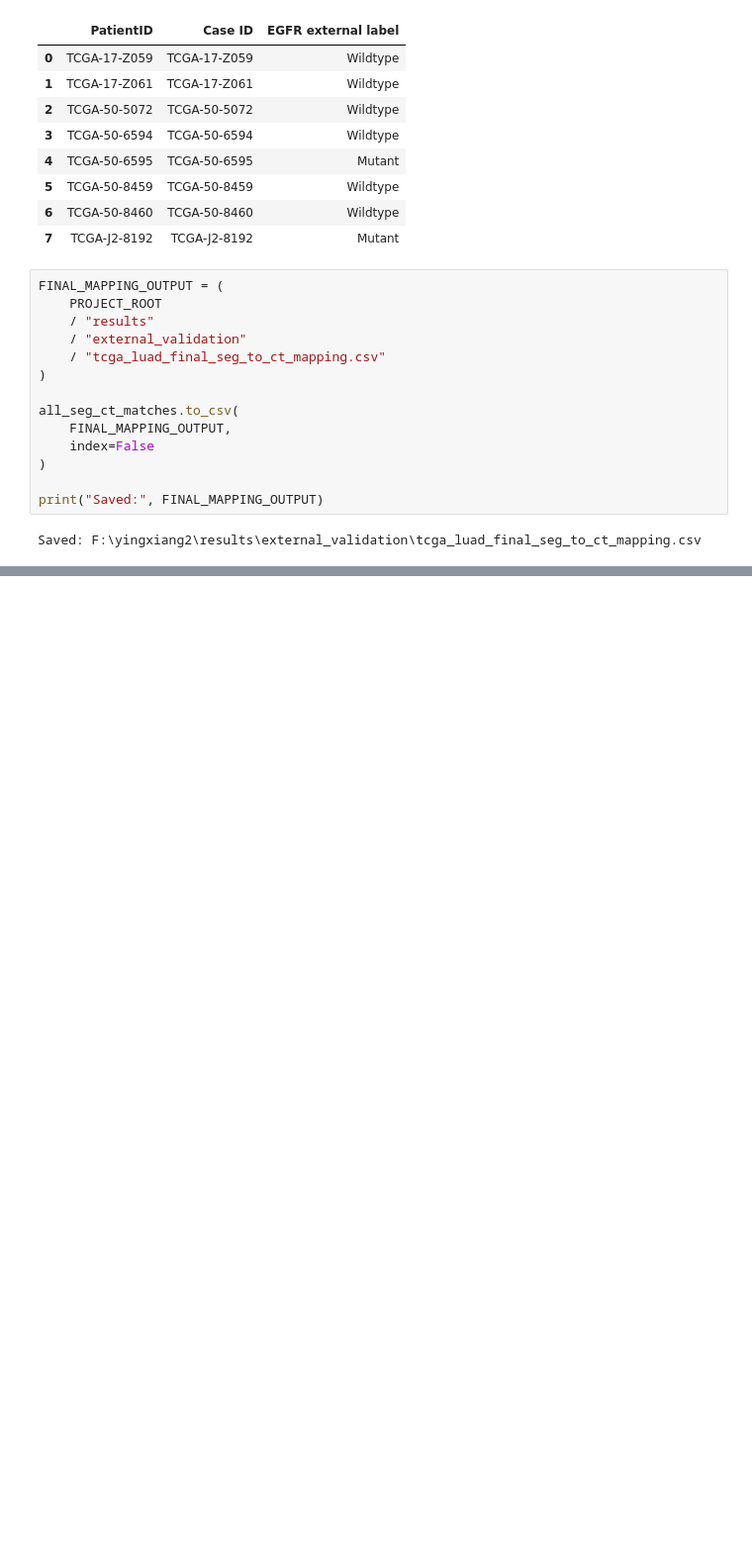
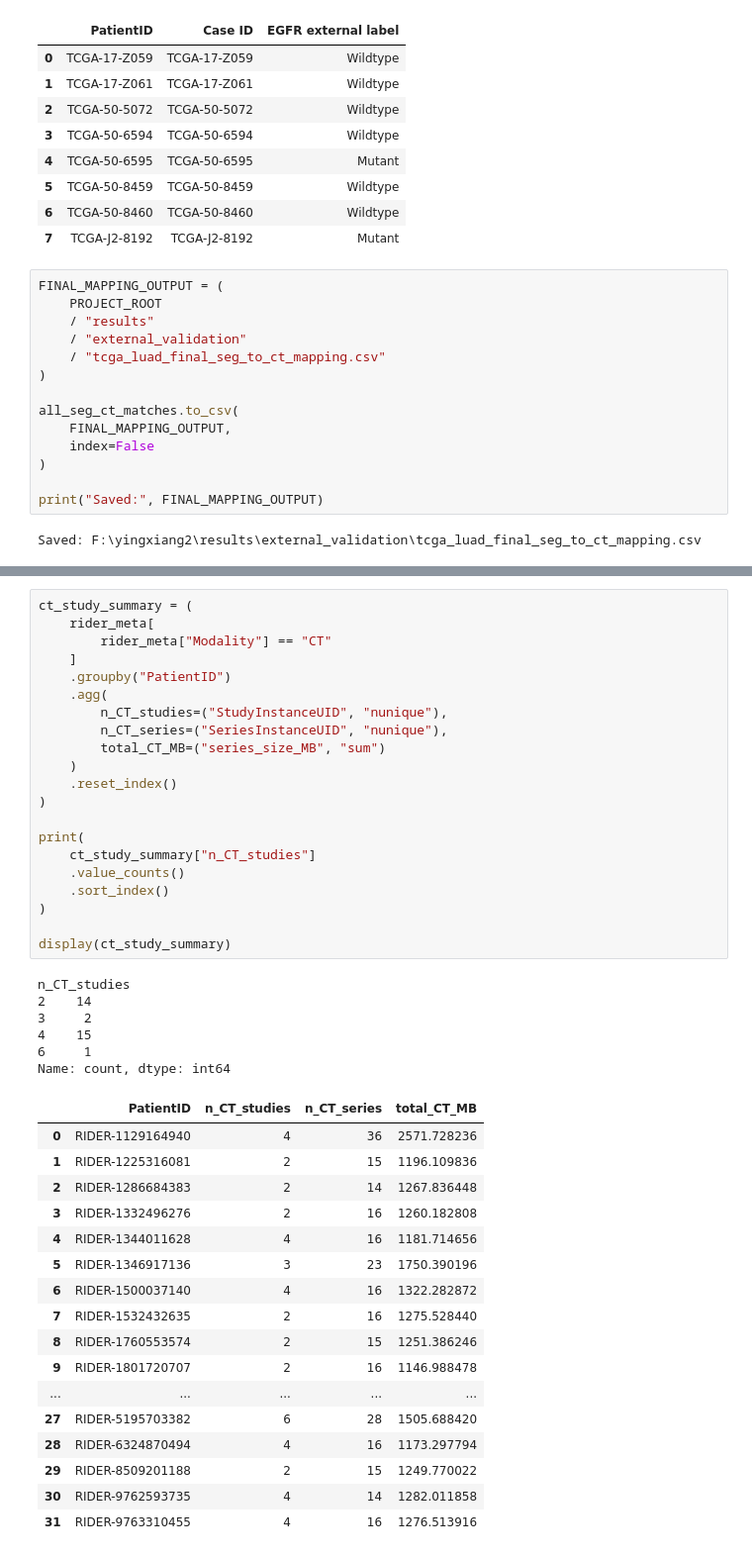
Before and after one commit to gmail2580369-del/lung2-egfr-radiomics, a Jupyter notebook: notebooks/03_modeling_nested_cv.ipynb, the cells around one changed output, grey strips where cells are left out. Shown at 99% size. Saved outputs shown, nothing was run; the diff lists cells and outputs as text; blank space fills up the shorter version.

```diff
--- a/notebooks/03_modeling_nested_cv.ipynb
+++ b/notebooks/03_modeling_nested_cv.ipynb
@@ -6640,0 +6745,45 @@ Saved: F:\yingxiang2\results\external_validation\tcga_luad_final_seg_to_ct_mappi
+# %%
+ct_study_summary = (
+    rider_meta[
+        rider_meta["Modality"] == "CT"
+    ]
+    .groupby("PatientID")
+    .agg(
+        n_CT_studies=("StudyInstanceUID", "nunique"),
+        n_CT_series=("SeriesInstanceUID", "nunique"),
+        total_CT_MB=("series_size_MB", "sum")
+    )
+    .reset_index()
+)
+
+print(
+    ct_study_summary["n_CT_studies"]
+    .value_counts()
+    .sort_index()
+)
+
+display(ct_study_summary)
+# %% [output]
+n_CT_studies
+2    14
+3     2
+4    15
+6     1
+Name: count, dtype: int64
+|  | PatientID | n_CT_studies | n_CT_series | total_CT_MB |
+| 0 | RIDER-1129164940 | 4 | 36 | 2571.728236 |
+| 1 | RIDER-1225316081 | 2 | 15 | 1196.109836 |
+| 2 | RIDER-1286684383 | 2 | 14 | 1267.836448 |
+| 3 | RIDER-1332496276 | 2 | 16 | 1260.182808 |
+| 4 | RIDER-1344011628 | 4 | 16 | 1181.714656 |
+| 5 | RIDER-1346917136 | 3 | 23 | 1750.390196 |
+| 6 | RIDER-1500037140 | 4 | 16 | 1322.282872 |
+| 7 | RIDER-1532432635 | 2 | 16 | 1275.528440 |
+| 8 | RIDER-1760553574 | 2 | 15 | 1251.386246 |
+| 9 | RIDER-1801720707 | 2 | 16 | 1146.988478 |
+| ... | ... | ... | ... | ... |
+| 27 | RIDER-5195703382 | 6 | 28 | 1505.688420 |
+| 28 | RIDER-6324870494 | 4 | 16 | 1173.297794 |
+| 29 | RIDER-8509201188 | 2 | 15 | 1249.770022 |
+| 30 | RIDER-9762593735 | 4 | 14 | 1282.011858 |
+| 31 | RIDER-9763310455 | 4 | 16 | 1276.513916 |
```
Also changed, not shown: parts of 40 cells of this notebook, 1 other file.
